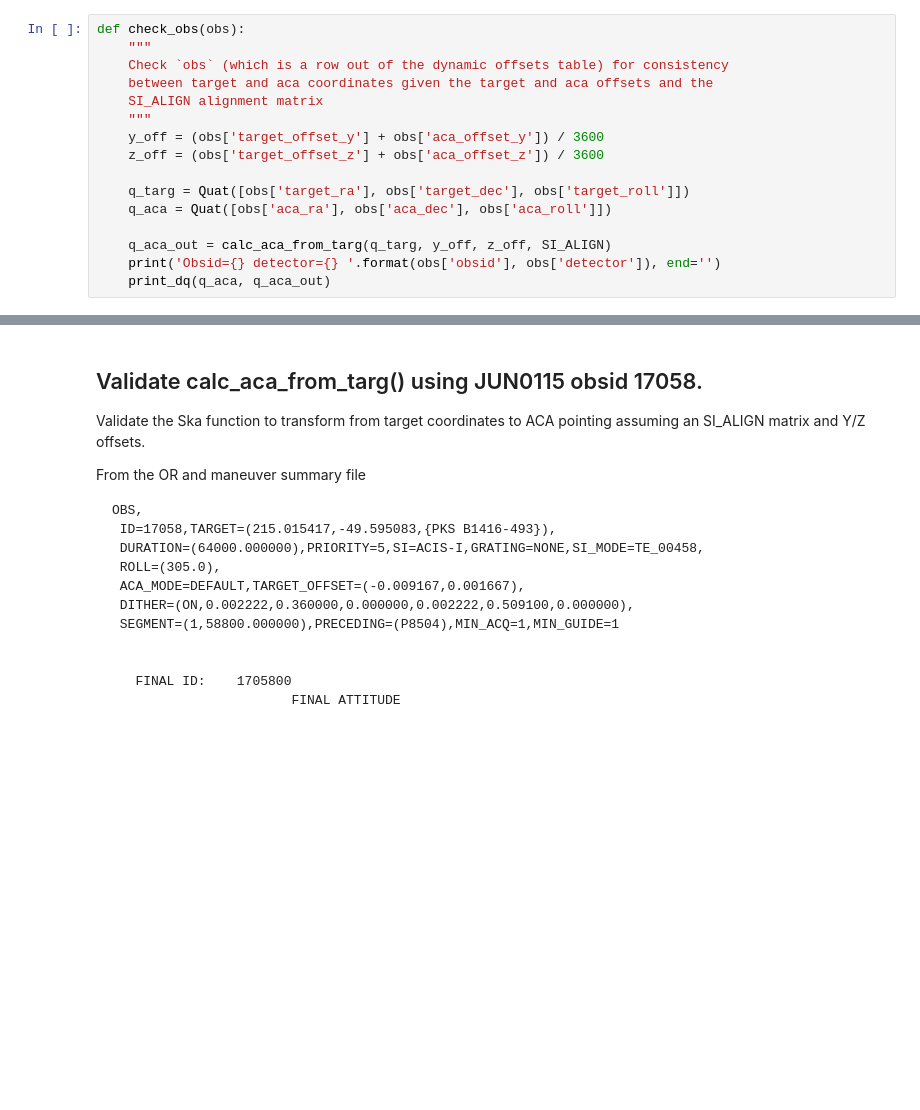
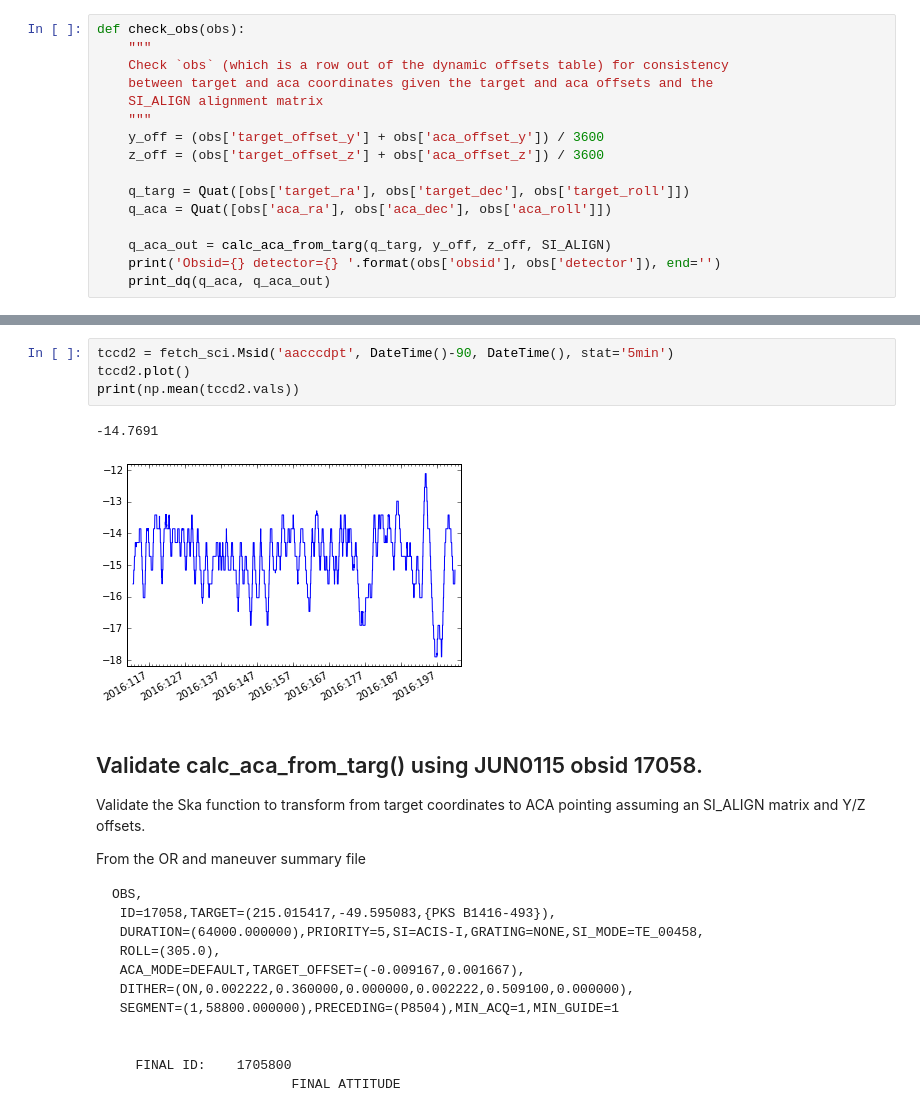
Before and after one commit to sot/aimpoint_mon, a Jupyter notebook: testing/dynam_offsets/verify_dynamic_offsets.ipynb, the cells around one changed output, grey strips where cells are left out. Drawn from its saved outputs; the diff is of its cells as text; blank space fills up the shorter version.

```diff
--- a/testing/dynam_offsets/verify_dynamic_offsets.ipynb
+++ b/testing/dynam_offsets/verify_dynamic_offsets.ipynb
@@ -95,3 +180,10 @@ Obsid=17510 detector=ACIS-I droll= -8.38, dpitch= -2.65, dyaw=  9.46 arcsec
+# %%
+tccd2 = fetch_sci.Msid('aacccdpt', DateTime()-90, DateTime(), stat='5min')
+tccd2.plot()
+print(np.mean(tccd2.vals))
+# %% [output]
+-14.7691
+[figure, added]
 # %% [markdown]
 ## Validate calc_aca_from_targ() using JUN0115 obsid 17058.
 
```
Also changed, not shown: parts of 21 cells of this notebook.
